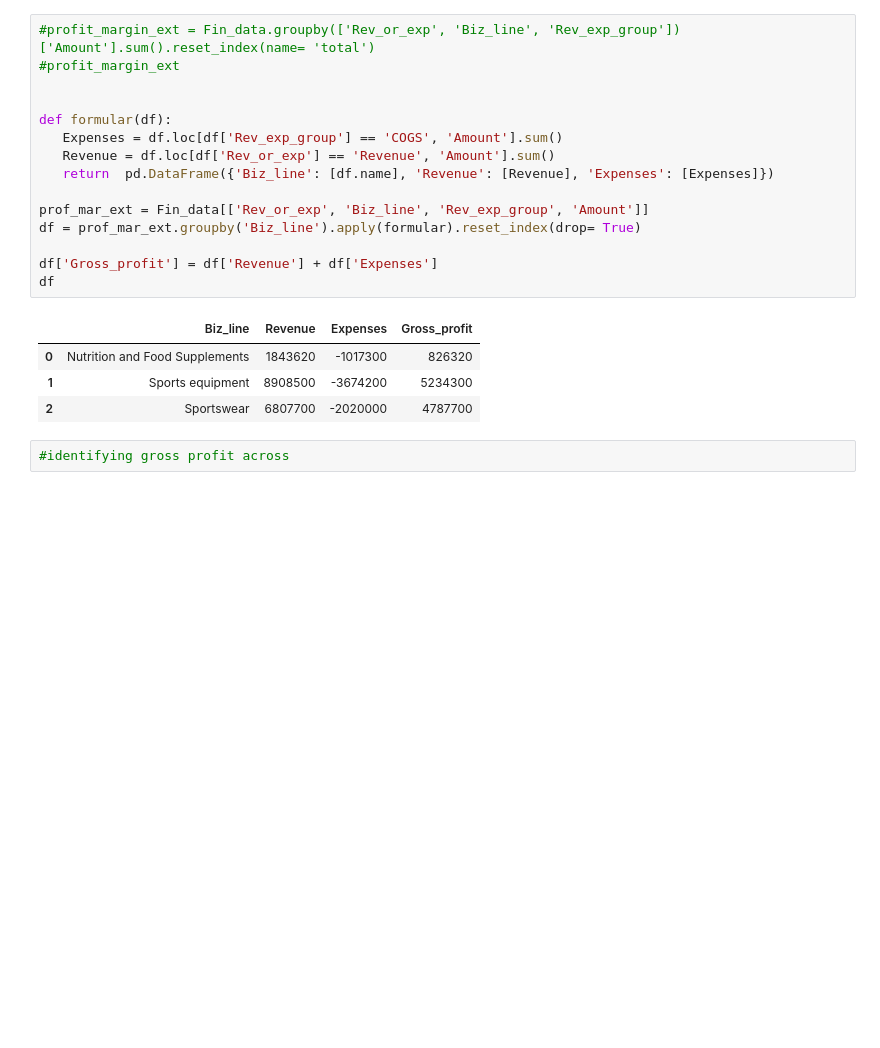
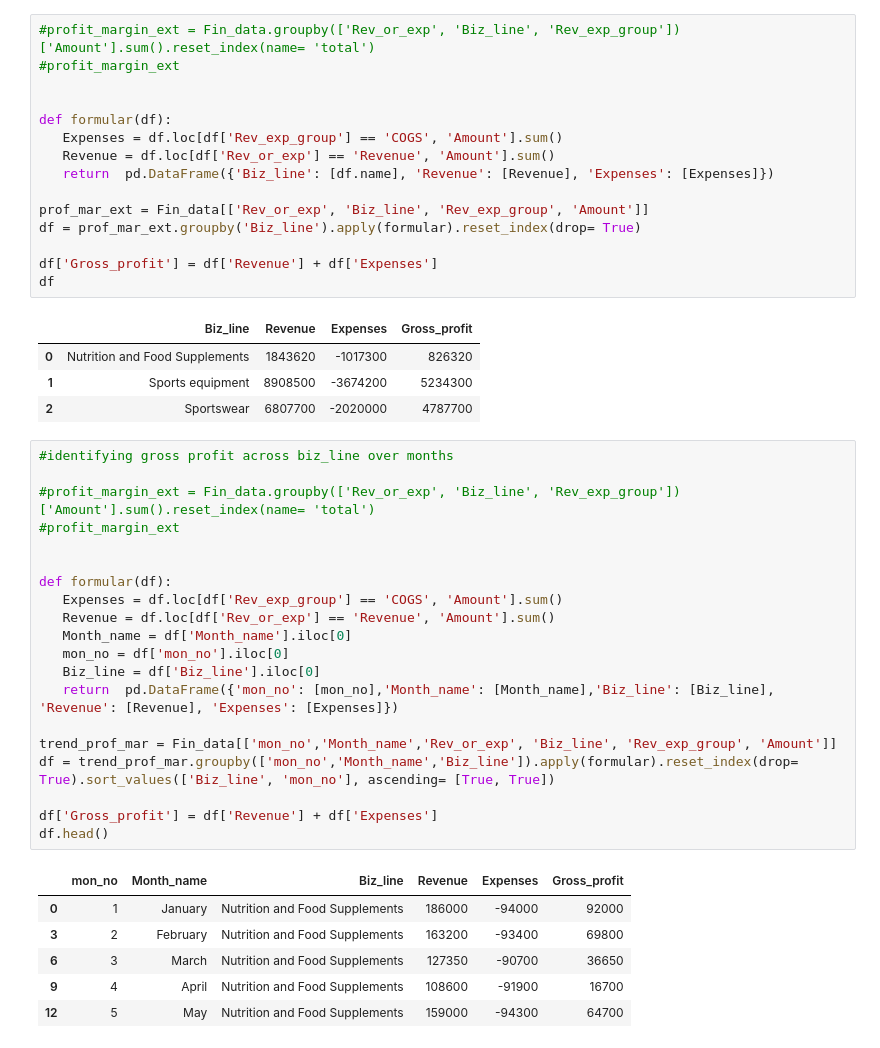
Before and after one commit to djibril968/Python_projects, a Jupyter notebook: Onyx_Financial_Analysis.ipynb, the cells around one changed output. Saved outputs shown, nothing was run; the diff lists cells and outputs as text; blank space fills up the shorter version.

```diff
--- a/Onyx_Financial_Analysis.ipynb
+++ b/Onyx_Financial_Analysis.ipynb
@@ -741,5 +741,30 @@ df
 | 0 | Nutrition and Food Supplements | 1843620 | -1017300 | 826320 |
 | 1 | Sports equipment | 8908500 | -3674200 | 5234300 |
 | 2 | Sportswear | 6807700 | -2020000 | 4787700 |
-# %%
-#identifying gross profit across
+# %%
+#identifying gross profit across biz_line over months
+
+#profit_margin_ext = Fin_data.groupby(['Rev_or_exp', 'Biz_line', 'Rev_exp_group'])['Amount'].sum().reset_index(name= 'total')
+#profit_margin_ext
+
+
+def formular(df):
+   Expenses = df.loc[df['Rev_exp_group'] == 'COGS', 'Amount'].sum()
+   Revenue = df.loc[df['Rev_or_exp'] == 'Revenue', 'Amount'].sum()
+   Month_name = df['Month_name'].iloc[0]
+   mon_no = df['mon_no'].iloc[0]
+   Biz_line = df['Biz_line'].iloc[0]
+   return  pd.DataFrame({'mon_no': [mon_no],'Month_name': [Month_name],'Biz_line': [Biz_line], 'Revenue': [Revenue], 'Expenses': [Expenses]})
+
+trend_prof_mar = Fin_data[['mon_no','Month_name','Rev_or_exp', 'Biz_line', 'Rev_exp_group', 'Amount']]
+df = trend_prof_mar.groupby(['mon_no','Month_name','Biz_line']).apply(formular).reset_index(drop= True).sort_values(['Biz_line', 'mon_no'], ascending= [True, True])
+
+df['Gross_profit'] = df['Revenue'] + df['Expenses']
+df.head()
+# %% [output]
+|  | mon_no | Month_name | Biz_line | Revenue | Expenses | Gross_profit |
+| 0 | 1 | January | Nutrition and Food Supplements | 186000 | -94000 | 92000 |
+| 3 | 2 | February | Nutrition and Food Supplements | 163200 | -93400 | 69800 |
+| 6 | 3 | March | Nutrition and Food Supplements | 127350 | -90700 | 36650 |
+| 9 | 4 | April | Nutrition and Food Supplements | 108600 | -91900 | 16700 |
+| 12 | 5 | May | Nutrition and Food Supplements | 159000 | -94300 | 64700 |
```
Also changed, not shown: parts of 5 cells of this notebook.
